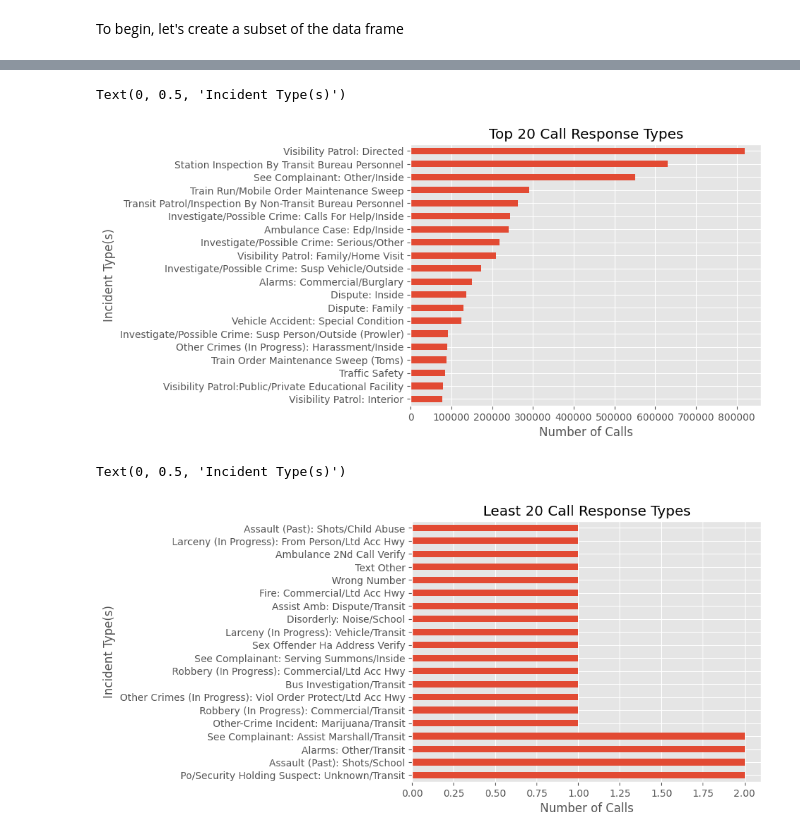
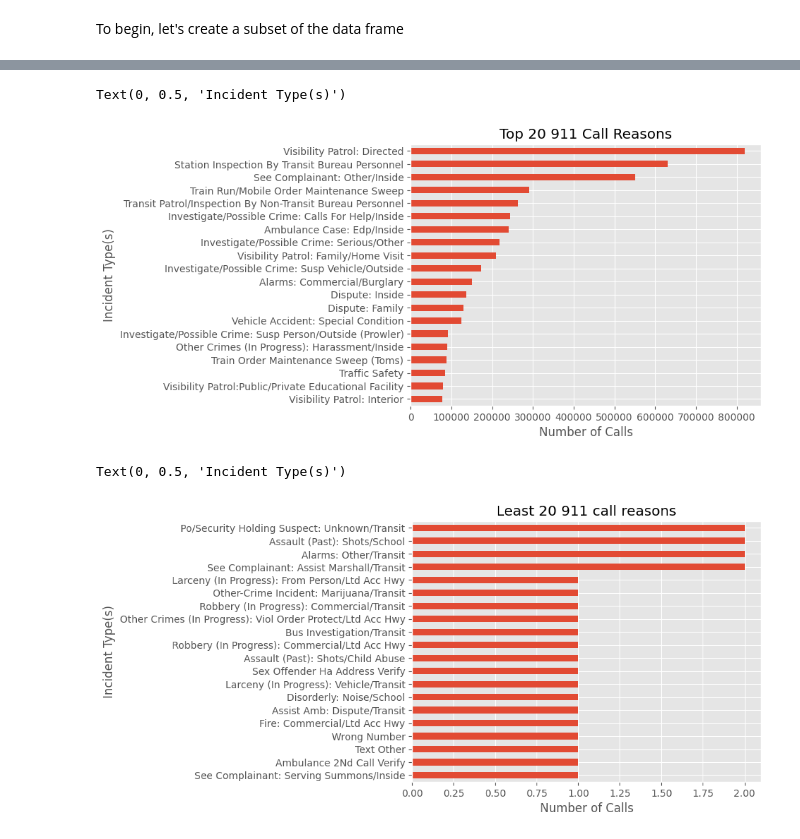
Before and after one commit to RaphRivers/Analysis-of-NYPD-911-Calls-Data-for-Enhanced-Public-Safety, a Jupyter notebook: notebook/data-preprocessing.ipynb, the cells around one changed output, grey strips where cells are left out. Drawn from its saved outputs; the diff is of its cells as text; code cells hidden in the pictures.

```diff
--- a/notebook/data-preprocessing.ipynb
+++ b/notebook/data-preprocessing.ipynb
@@ -431,20 +433,21 @@ Text(0, 0.5, 'Emergency Calls in millions')
 # %%
-## Fequency of calls by type between 2020 and 2023
+## Fequency of 911 calls by type between in 2023
 plt.figure()
 df_subset1['Type_Description'].value_counts().head(20).sort_values(ascending=True).plot(kind='barh')
-plt.title('Top 20 Call Response Types')
+plt.title('Top 20 911 Call Reasons')
 plt.xlabel('Number of Calls')
 plt.ylabel('Incident Type(s)')
 # %% [output]
 Text(0, 0.5, 'Incident Type(s)')
-[figure, old version]
+[figure, new version]
 # %%
-## Fequency of calls by type between 2020 and 2023
+## Fequency of 911 calls by type between in 2023
 plt.figure()
-plt.title('Least 20 Call Response Types')
+df_subset1['Type_Description'].value_counts().tail(20).sort_values(ascending=True).plot(kind='barh')
+plt.title('Least 20 911 call reasons')
 plt.xlabel('Number of Calls')
 plt.ylabel('Incident Type(s)')
 # %% [output]
 Text(0, 0.5, 'Incident Type(s)')
-[figure, old version]
+[figure, new version]
 # %%
```
Also changed, not shown: parts of 6 cells of this notebook.
